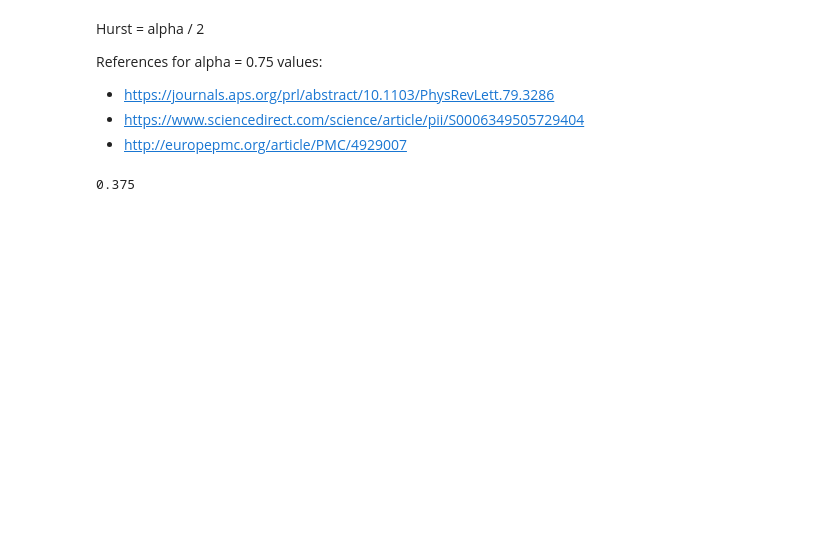
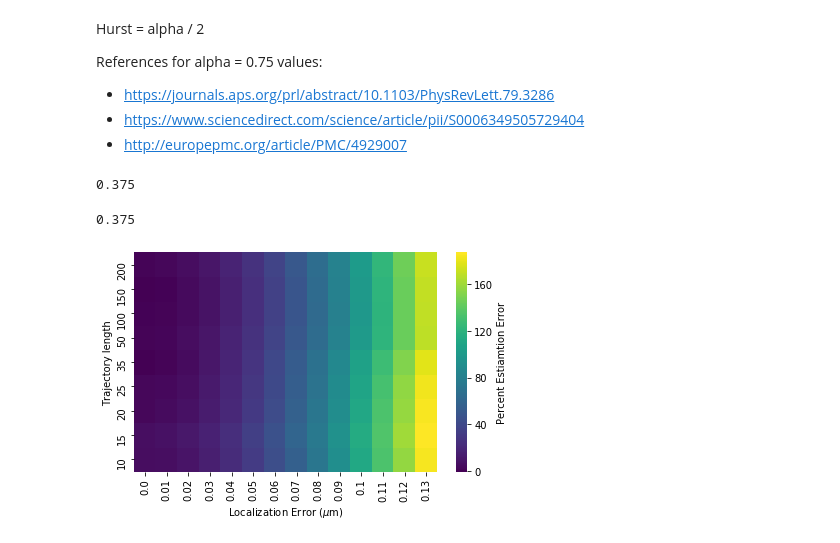
Before and after one commit to AllenCellModeling/diffusive_distinguishability, a Jupyter notebook: diffusive_distinguishability/ndim_fbm_analysis_tutorial.ipynb, the cells around one changed output. Cells and saved outputs as stored; diff of their text form; code cells hidden in the pictures; blank space fills up the shorter version.

```diff
--- a/diffusive_distinguishability/ndim_fbm_analysis_tutorial.ipynb
+++ b/diffusive_distinguishability/ndim_fbm_analysis_tutorial.ipynb
@@ -206,6 +206,19 @@ dt = 1
 n_reps = 10**4
 n_dim = [1, 2, 3]
 hurst = 0.75/2
+print(hurst)
+# %% [output]
+0.375
+# %%
+df2m = pd.read_pickle('saved_data/posterior_error/DE-2/DE-2_d2_mag_hurst_'+str(hurst)+'.pickle')
+sb.heatmap(df2m, cmap='viridis', cbar_kws={'label': 'Percent Estiamtion Error'})
+plt.xlabel(r'Localization Error ($\mu$m)')
+plt.ylabel('Trajectory length')
+plt.gca().invert_yaxis()
+plt.tight_layout()
+plt.savefig('post_error_DE-2mag_hurst'+str(hurst)+'.pdf', format='pdf')
+# %% [output]
+[figure, added]
 # %%
 n_steps_list=[10, 15, 20, 25, 35, 50, 100, 150, 200]
 loc_std=[0, 0.01, 0.02, 0.03, 0.04, 0.05, 0.06, 0.07, 0.08, 0.09, 0.1, 0.11, 0.12, 0.13]
```
Also changed, not shown: parts of 4 cells of this notebook, 14 other files.
